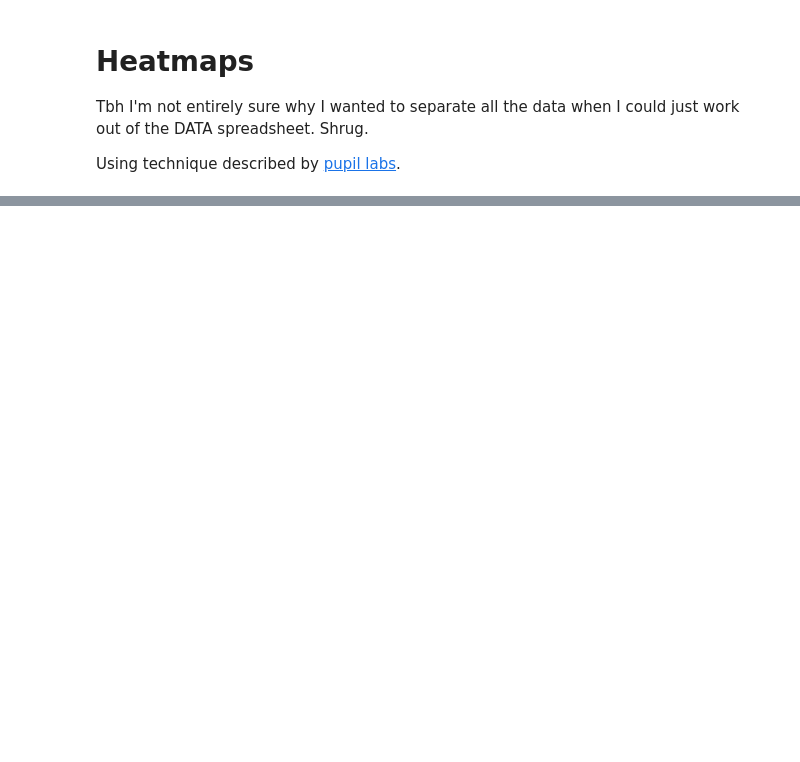
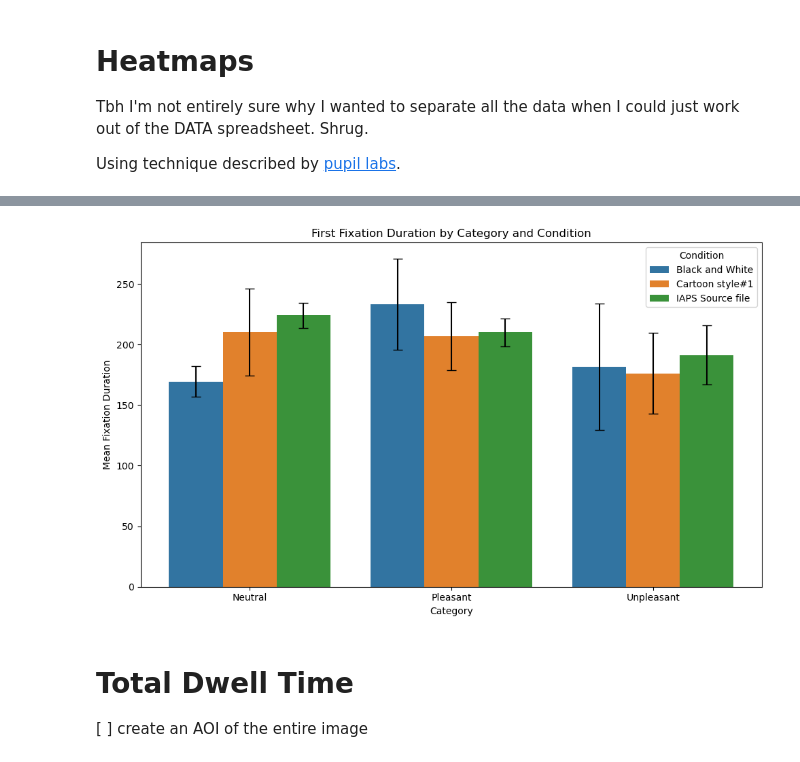
Before and after one commit to elizabethbeard/gamified, a Jupyter notebook: analysis/gamified_biometrics.ipynb, the cells around one changed output, grey strips where cells are left out. Drawn from its saved outputs; the diff is of its cells as text; code cells hidden in the pictures; blank space fills up the shorter version.

```diff
--- a/analysis/gamified_biometrics.ipynb
+++ b/analysis/gamified_biometrics.ipynb
@@ -520,0 +616,50 @@ Heatmap overlay image saved at: /Users/ebeard/Downloads/heatmap_overlay.png
+# %%
+# Calculate means and SEMs
+summary_df = avg_df.groupby(['category', 'condition']).agg(
+    mean_fixation_duration=('Fixation Duration', 'mean'),
+    sem_fixation_duration=('Fixation Duration', 'sem')
+).reset_index()
+
+# Create the bar plot
+plt.figure(figsize=(10, 6))
+ax = sns.barplot(
+    x='category',
+    y='mean_fixation_duration',
+    hue='condition',
+    data=summary_df,
+    capsize=0.1
+)
+
+# Add error bars
+for container in ax.containers:
+    ax.bar_label(container, fmt='')
+
+for i, bar in enumerate(ax.patches):
+    row = summary_df.iloc[i]
+    x = bar.get_x() + bar.get_width() / 2
+    y = bar.get_height()
+    yerr = row['sem_fixation_duration']
+
+    plt.errorbar(
+        x=x,
+        y=y,
+        yerr=yerr,
+        fmt='none',
+        c='black',
+        capsize=5
+    )
+
+# Customize the plot
+plt.title('First Fixation Duration by Category and Condition')
+plt.xlabel('Category')
+plt.ylabel('Mean Fixation Duration')
+plt.legend(title='Condition')
+
+# Show the plot
+plt.tight_layout()
+plt.show()
+# %% [output]
+[figure, added]
+# %% [markdown]
+# Total Dwell Time
+[ ] create an AOI of the entire image
```
Also changed, not shown: parts of 21 cells of this notebook.
